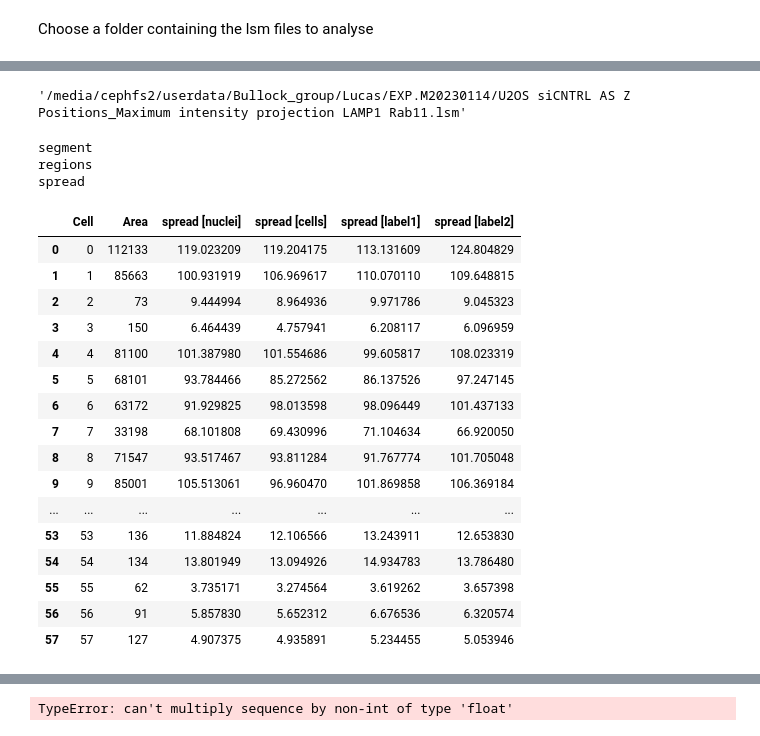
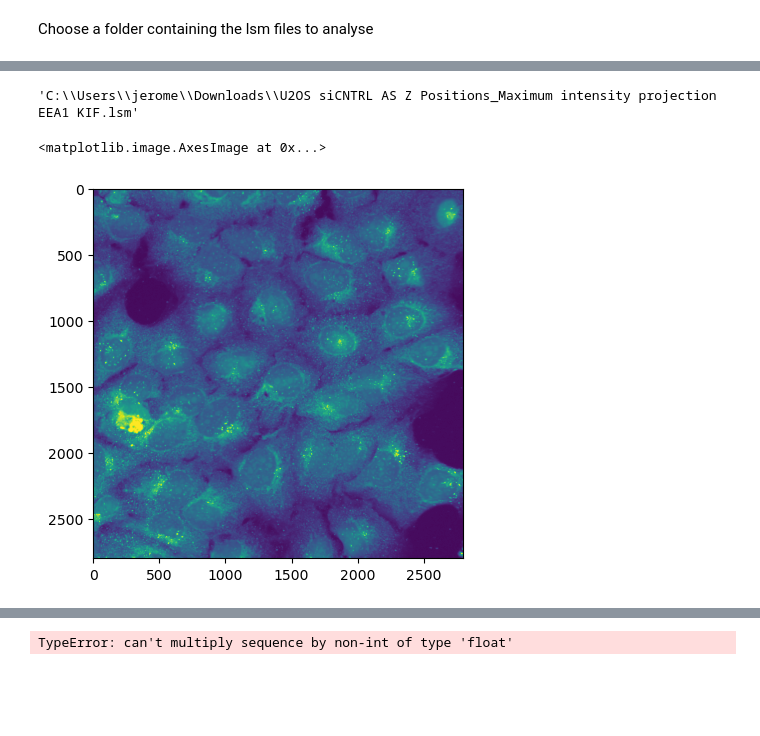
Before and after one commit to jboulanger/sganalysis, a Jupyter notebook: Untitled-2.ipynb, the cells around one changed output, grey strips where cells are left out. Cells and saved outputs as stored; diff of their text form; code cells hidden in the pictures; blank space fills up the shorter version.

```diff
--- a/Untitled-2.ipynb
+++ b/Untitled-2.ipynb
@@ -138,9 +134,9 @@ FileChooser(path='/media/cephfs2/userdata/Bullock_group/Lucas', filename='', tit
 # %%
 #folder = Path(fc.value)
-folder = Path('/media/cephfs2/userdata/Bullock_group/Lucas/EXP.M20230114/')
+#folder = Path('/media/cephfs2/userdata/Bullock_group/Lucas/EXP.M20230114/')
+folder = Path('C:/Users/jerome/Downloads')
 channels = {'nuclei':0,'cells':1,'label1':0,'label2':2}
 filelist = pd.DataFrame({'Filename' : [str(x) for x in folder.glob('*.lsm')]})
+filelist['Filename'][0]
+# %% [output]
+'C:\\Users\\jerome\\Downloads\\U2OS siCNTRL AS Z Positions_Maximum intensity projection EEA1 KIF.lsm'
-# %%
-filelist['Filename'][0]
-# %% [output]
-'/media/cephfs2/userdata/Bullock_group/Lucas/EXP.M20230114/U2OS siCNTRL AS Z Positions_Maximum intensity projection LAMP1 Rab11.lsm'
@@ -149,29 +147,8 @@ model = models.Cellpose(gpu=core.use_gpu(), model_type='cyto2')
 # %%
 imglist = tifffile.imread(filelist['Filename'][0])
 img = imglist[0]
-
-df, roi = measure_spread_in_image(model, img, channels)
+plt.imshow(np.amax(img[1:],0))
+#df, roi = measure_spread_in_image(model, img, channels)
 # %% [output]
-segment
-regions
-spread
+<matplotlib.image.AxesImage at 0x...>
+[figure, added]
-# %%
-df
-# %% [output]
-|  | Cell | Area | spread [nuclei] | spread [cells] | spread [label1] | spread [label2] |
-| 0 | 0 | 112133 | 119.023209 | 119.204175 | 113.131609 | 124.804829 |
-| 1 | 1 | 85663 | 100.931919 | 106.969617 | 110.070110 | 109.648815 |
-| 2 | 2 | 73 | 9.444994 | 8.964936 | 9.971786 | 9.045323 |
-| 3 | 3 | 150 | 6.464439 | 4.757941 | 6.208117 | 6.096959 |
-| 4 | 4 | 81100 | 101.387980 | 101.554686 | 99.605817 | 108.023319 |
-| 5 | 5 | 68101 | 93.784466 | 85.272562 | 86.137526 | 97.247145 |
-| 6 | 6 | 63172 | 91.929825 | 98.013598 | 98.096449 | 101.437133 |
-| 7 | 7 | 33198 | 68.101808 | 69.430996 | 71.104634 | 66.920050 |
-| 8 | 8 | 71547 | 93.517467 | 93.811284 | 91.767774 | 101.705048 |
-| 9 | 9 | 85001 | 105.513061 | 96.960470 | 101.869858 | 106.369184 |
-| ... | ... | ... | ... | ... | ... | ... |
-| 53 | 53 | 136 | 11.884824 | 12.106566 | 13.243911 | 12.653830 |
-| 54 | 54 | 134 | 13.801949 | 13.094926 | 14.934783 | 13.786480 |
-| 55 | 55 | 62 | 3.735171 | 3.274564 | 3.619262 | 3.657398 |
-| 56 | 56 | 91 | 5.857830 | 5.652312 | 6.676536 | 6.320574 |
-| 57 | 57 | 127 | 4.907375 | 4.935891 | 5.234455 | 5.053946 |
```
Also changed, not shown: parts of 10 cells of this notebook.
